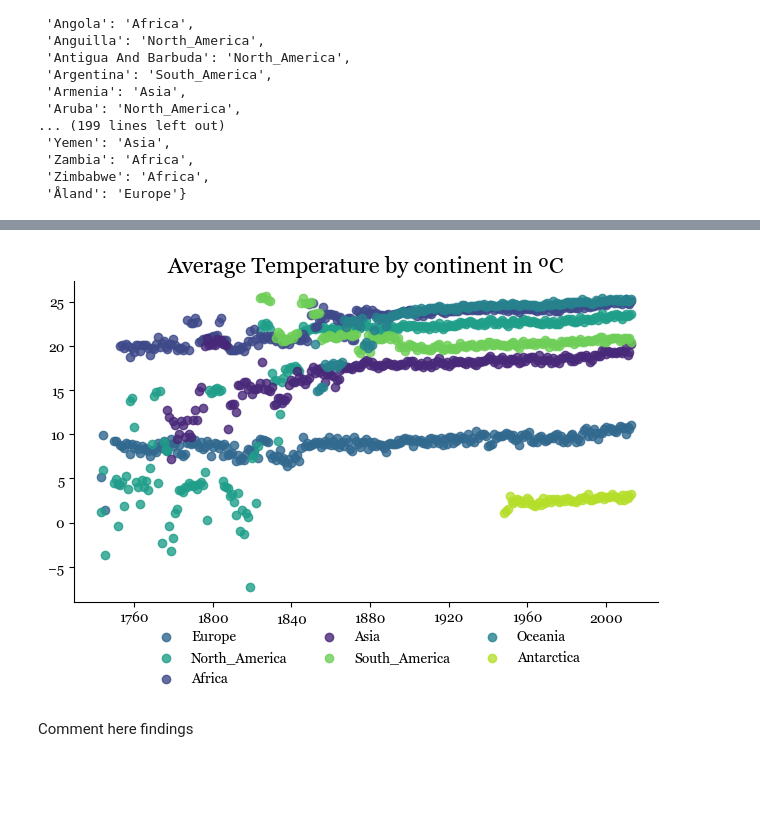
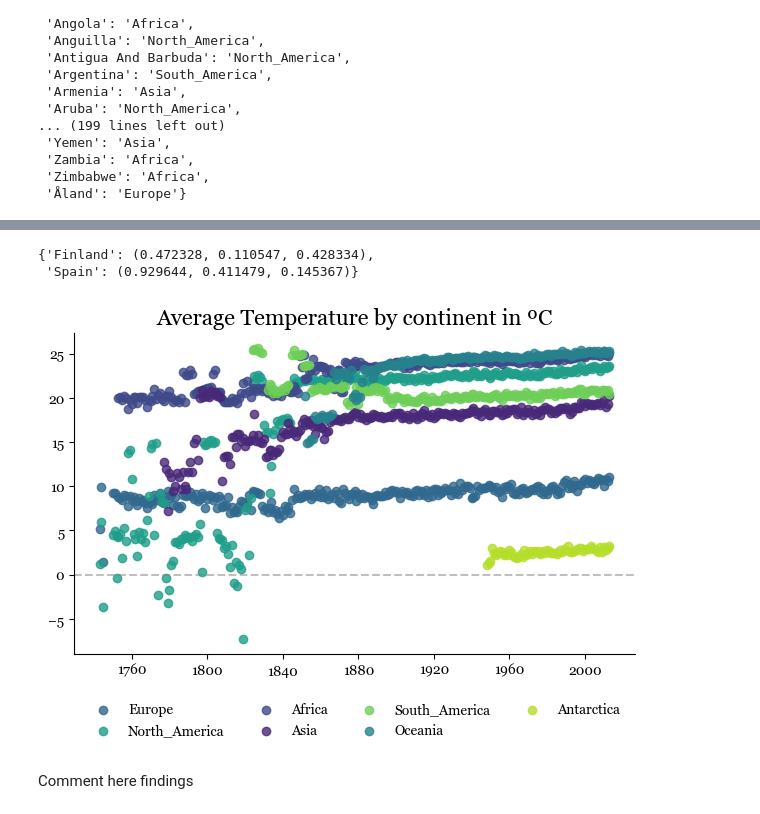
Before and after one commit to ArisMei/Beg-python-project, a Jupyter notebook: analysis/project-notebook-12.ipynb, the cells around one changed output, grey strips where cells are left out. Cells and saved outputs as stored; diff of their text form; code cells hidden in the pictures; blank space fills up the shorter version.

Commit message:
Added scatterplots

```diff
--- a/analysis/project-notebook-12.ipynb
+++ b/analysis/project-notebook-12.ipynb
@@ -86,13 +89,18 @@ unique_countries = df_year_temp.Country.unique()
 # Creating name to continent code mapper dict
 country_name_to_continent_code = {}
 country_name_to_country_code = {}
+country_name_to_country_code_iso_3 = {}
+
 for country in unique_countries:
     try:
         # Pulling country code
-        country_code = pycountry.countries.search_fuzzy(country)[0].alpha_2
+        country_result = pycountry.countries.search_fuzzy(country)[0]
+        country_code = country_result.alpha_2
+        country_code_iso_3 = country_result.alpha_3
 
         # Pulling continent name
         country_name_to_country_code[country] = country_code
+        country_name_to_country_code_iso_3[country] = country_code_iso_3
         country_name_to_continent_code[country] = pc.country_alpha2_to_continent_code(country_code)
 
     except LookupError:
@@ -160,6 +168,7 @@ country_name_to_continent_name
 # %%
 # Applying mappings to land temperature dataset
 df_year_temp = df_year_temp.assign(continent = lambda x: x.Country.map(country_name_to_continent_name),
-                                   iso_2 = lambda x: x.Country.map(country_name_to_country_code))
+                                   iso_2 = lambda x: x.Country.map(country_name_to_country_code),
+                                   iso_3 = lambda x: x.Country.map(country_name_to_country_code_iso_3))
 df_year_temp.dropna()
 # %% [output]
@@ -221,41 +213,59 @@ df_year_temp.groupby(['Year', 'continent']).mean(numeric_only = True).reset_inde
+# %%
+# Instantiating the Inferno color palette for Finland vs Spain
+colors_finland_vs_spain = sns.color_palette('inferno', 2)
+color_mapper_f_sp = dict(zip(['Finland', 'Spain'], colors_finland_vs_spain))
+
+color_mapper_f_sp
+# %% [output]
+{'Finland': (0.472328, 0.110547, 0.428334),
+ 'Spain': (0.929644, 0.411479, 0.145367)}
 # %%
-# Drawing the scatterplot
+# Drawing the scatterplot by continent
 # NOTE: Add a 0 ºC ref horizontal line
 
 continent_time_series = df_year_temp \
 .groupby(['Year', 'continent']) \
 .mean(numeric_only = True) \
-.reset_index()
+.reset_index() \
+.assign(Year = lambda x: pd.to_datetime(x.Year, format= '%Y'))
 
 # Testing font family
 plt.rcParams['font.family'] = 'Georgia'
 
 
 fig, ax = plt.subplots()
 
 # Drawing series
 for continent in continent_time_series.continent.unique():
-    ax.scatter(pd.to_datetime(continent_time_series.loc[lambda x: x.continent == continent, 'Year']), continent_time_series.loc[lambda x: x.continent == continent, 'AverageTemperature'],
+    ax.scatter(continent_time_series.loc[lambda x: x.continent == continent, 'Year'], continent_time_series.loc[lambda x: x.continent == continent, 'AverageTemperature'],
                 color = color_mapper_continent[continent], alpha= 0.8, label = continent)
+
+# Ref line at 0ºC
+ax.axhline(y = 0, color = 'gray', linestyle = '--', alpha = 0.5)
+
+
 # Title and legend
 ax.set_title('Average Temperature by continent in ºC',  fontsize = 16)
-plt.legend(loc='lower center', bbox_to_anchor=(0.5, -0.3), ncol=3, frameon=False)
+plt.legend(loc='lower center', bbox_to_anchor=(0.5, -0.3), ncol=4, frameon=False)
 
 # Despine
 ax.spines['top'].set_visible(False)
 ax.spines['right'].set_visible(False)
+
+# Showing xticks every 20 years
+#ax.xaxis.set_major_locator(mdates.YearLocator(20))
 
 # Making the plot transparent, both figure and ax
 fig.patch.set_alpha(0)
 ax.patch.set_alpha(0)
 
 # Proportions
 fig.tight_layout()
 
 #plt.savefig('scatterplot.svg', format='svg')
 plt.show()
 # %% [output]
-[figure, old version]
+[figure, new version]
 # %% [markdown]
 Comment here findings
 # %% [markdown]
```
Also changed, not shown: parts of 31 cells of this notebook.
